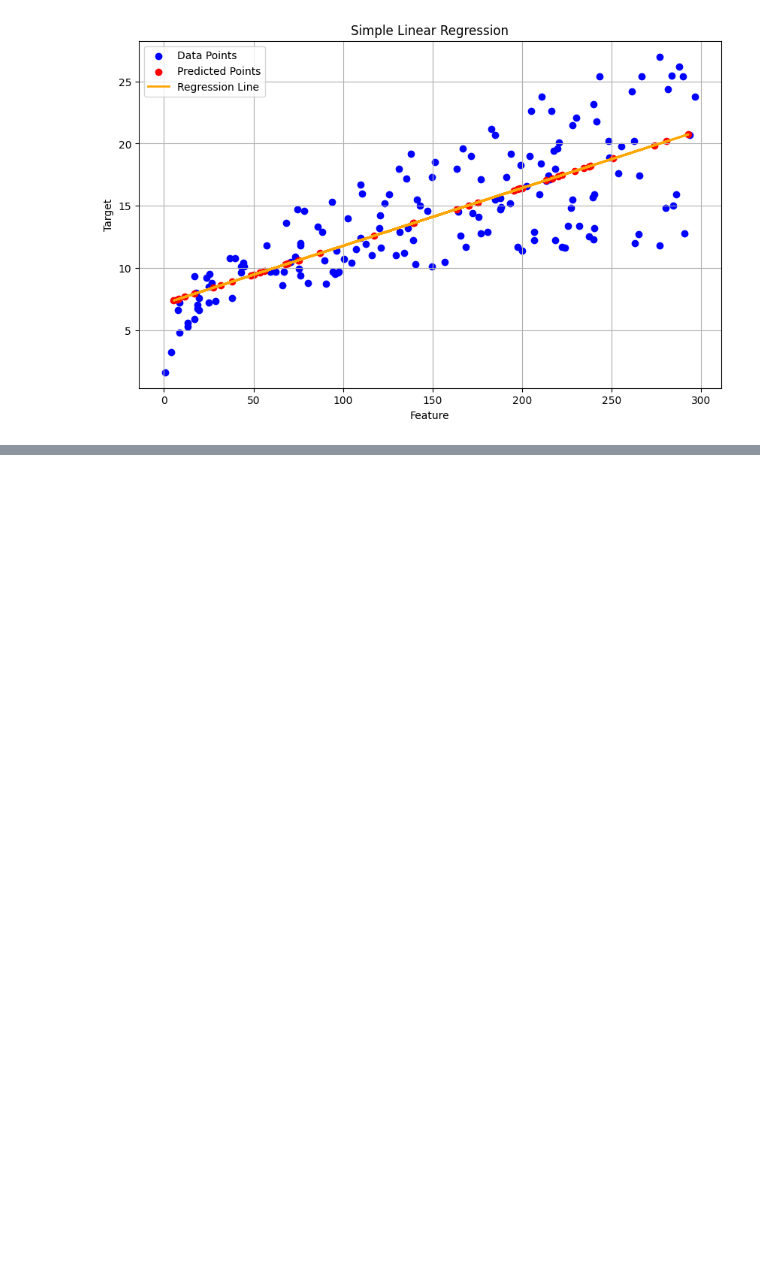
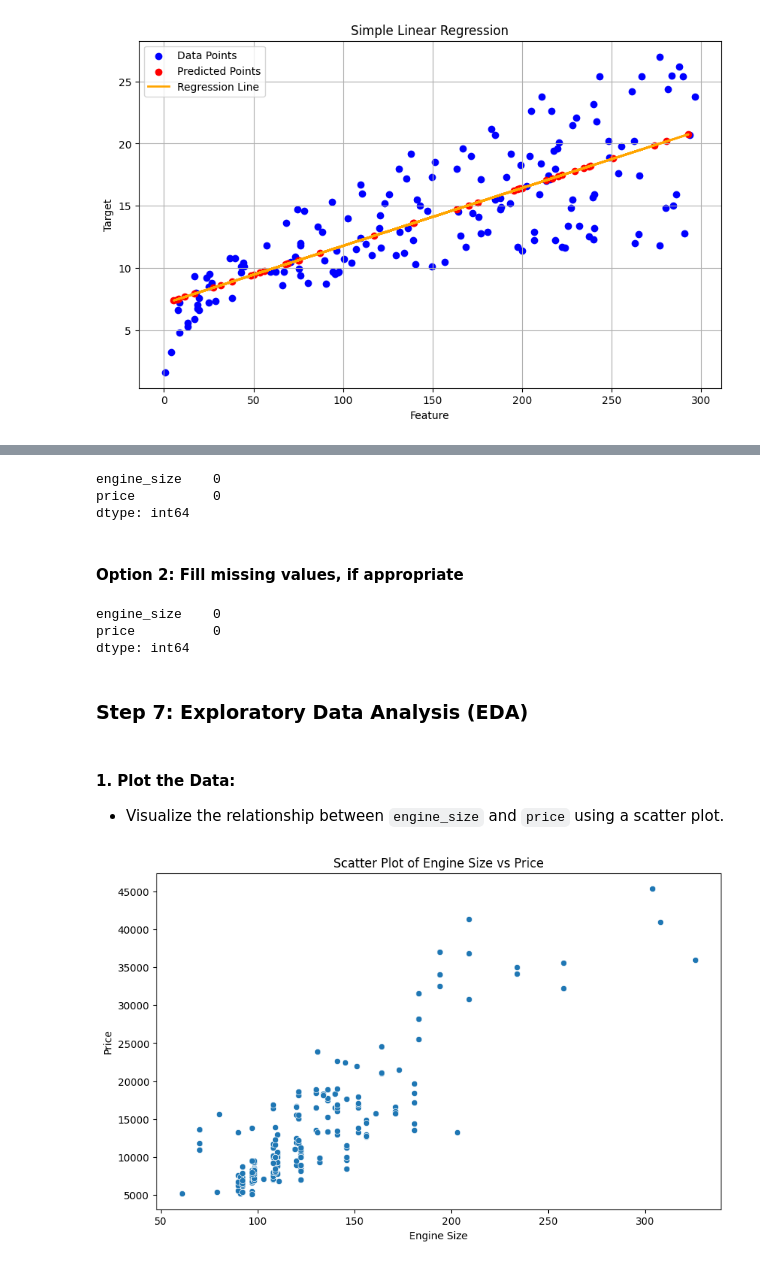
Before and after one commit to Ebimsv/Machine_Learning_Course, a Jupyter notebook: 03_Supervised_Learning/06. univariate_linear_regression.ipynb, the cells around one changed output, grey strips where cells are left out. Cells and saved outputs as stored; diff of their text form; code cells hidden in the pictures; blank space fills up the shorter version.

```diff
--- a/03_Supervised_Learning/06. univariate_linear_regression.ipynb
+++ b/03_Supervised_Learning/06. univariate_linear_regression.ipynb
@@ -312,0 +290,4 @@ plt.show()
+# %%
+df = df[['engine-size', 'price']]
+df = df.rename(columns={"engine-size": "engine_size"})
+df.head()
@@ -312,0 +313,4 @@ plt.show()
+# %%
+df['engine_size'] = pd.to_numeric(df['engine_size'], errors='coerce')
+df['price'] = pd.to_numeric(df['price'], errors='coerce')
+print(df.dtypes)
@@ -312,0 +331,35 @@ plt.show()
+# %%
+df.dropna(inplace=True)
+print(df.isnull().sum())
+# %% [output]
+engine_size    0
+price          0
+dtype: int64
+# %% [markdown]
+#### Option 2: Fill missing values, if appropriate
+# %%
+mean_engine_size = df['engine_size'].mean()
+mean_price = df['price'].mean()
+
+df.fillna(value={'engine_size': mean_engine_size, 'price': mean_price}, inplace=True)
+print(df.isnull().sum())
+# %% [output]
+engine_size    0
+price          0
+dtype: int64
+# %% [markdown]
+### Step 7: Exploratory Data Analysis (EDA)
+# %% [markdown]
+#### 1. Plot the Data:
+- Visualize the relationship between `engine_size` and `price` using a scatter plot.
+# %%
+import seaborn as sns
+
+plt.figure(figsize=(10, 6))
+sns.scatterplot(data=df, x='engine_size', y='price')
+plt.title('Scatter Plot of Engine Size vs Price')
+plt.xlabel('Engine Size')
+plt.ylabel('Price')
+plt.show()
+# %% [output]
+[figure, added]
```
Also changed, not shown: parts of 40 cells of this notebook.
